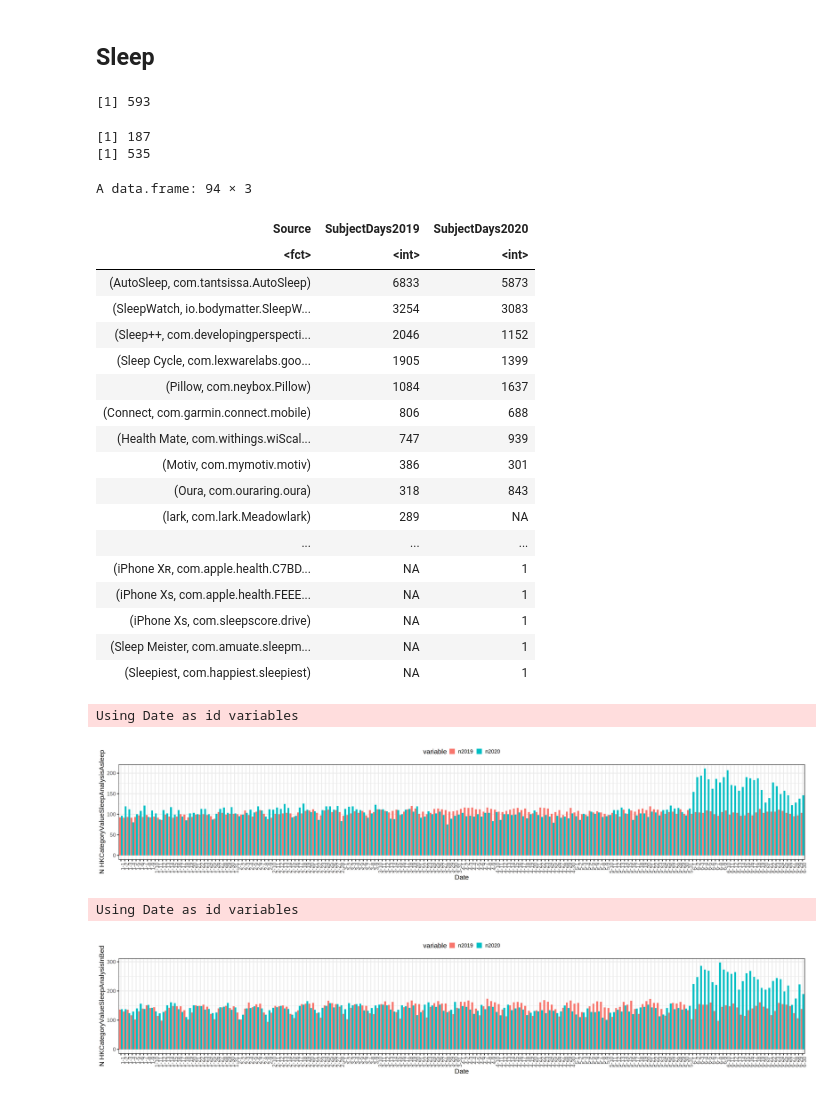
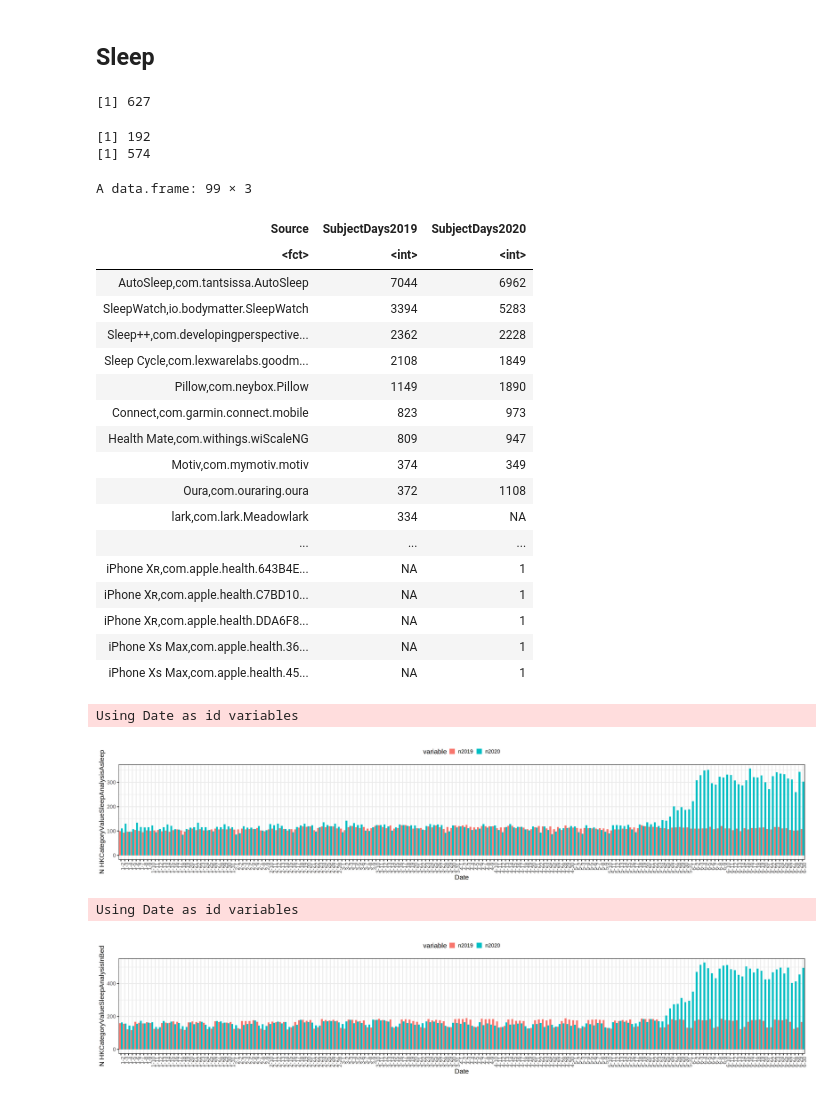
Before and after one commit to AshleyLab/myheartcounts, a Jupyter notebook: anna_code/covid/activity_2019_vs_2020-nonmatched.ipynb, the cells around one changed output. Saved outputs shown, nothing was run; the diff lists cells and outputs as text; code cells hidden in the pictures.

```diff
--- a/anna_code/covid/activity_2019_vs_2020-nonmatched.ipynb
+++ b/anna_code/covid/activity_2019_vs_2020-nonmatched.ipynb
@@ -322,12 +348,12 @@ Using Date as id variables
 # %%
 sleep=read.table("parsed_HealthKitSleep.txt",header=TRUE,sep='\t')
 #remove any non-possible values
-sleep=sleep[sleep$Value<57600,] #14 hours of sleep
+sleep=sleep[sleep$Sum<57600,] #14 hours of sleep
 # %%
 sleep$Date=as.Date(sleep$Date)
 length(unique(sleep$Subject))
 # %% [output]
-[1] 593
+[1] 627
 # %%
 sleep_2019=sleep[(sleep$Date>=as.Date('2019-01-01')) & (sleep$Date<as.Date('2019-07-01')),]
 sleep_2020=sleep[(sleep$Date>=as.Date('2020-01-01')) & (sleep$Date<as.Date('2020-07-01')),]
@@ -335,8 +361,8 @@ sleep_2020=sleep[(sleep$Date>=as.Date('2020-01-01')) & (sleep$Date<as.Date('2020
 print(length(unique(sleep_2019$Subject)))
 print(length(unique(sleep_2020$Subject)))
 # %% [output]
-[1] 187
-[1] 535
+[1] 192
+[1] 574
 # %%
 asleep_2019=sleep_2019[sleep_2019$Metric=="HKCategoryValueSleepAnalysisAsleep",]
 asleep_2020=sleep_2020[sleep_2019$Metric=="HKCategoryValueSleepAnalysisAsleep",]
@@ -359,57 +385,64 @@ sleep_sources_merged=plyr::join(sleep_sources_2019,sleep_sources_2020,by=c("Sour
 # %%
 sleep_sources_merged
 # %% [output]
-A data.frame: 94 × 3
+A data.frame: 99 × 3
 | Source | SubjectDays2019 | SubjectDays2020 |
 | <fct> | <int> | <int> |
-| (AutoSleep, com.tantsissa.AutoSleep) | 6833 | 5873 |
-| (SleepWatch, io.bodymatter.SleepW... | 3254 | 3083 |
-| (Sleep++, com.developingperspecti... | 2046 | 1152 |
-| (Sleep Cycle, com.lexwarelabs.goo... | 1905 | 1399 |
-| (Pillow, com.neybox.Pillow) | 1084 | 1637 |
-| (Connect, com.garmin.connect.mobile) | 806 | 688 |
-| (Health Mate, com.withings.wiScal... | 747 | 939 |
-| (Motiv, com.mymotiv.motiv) | 386 | 301 |
-| (Oura, com.ouraring.oura) | 318 | 843 |
-| (lark, com.lark.Meadowlark) | 289 | NA |
+| AutoSleep,com.tantsissa.AutoSleep | 7044 | 6962 |
+| SleepWatch,io.bodymatter.SleepWatch | 3394 | 5283 |
+| Sleep++,com.developingperspective... | 2362 | 2228 |
+| Sleep Cycle,com.lexwarelabs.goodm... | 2108 | 1849 |
+| Pillow,com.neybox.Pillow | 1149 | 1890 |
+| Connect,com.garmin.connect.mobile | 823 | 973 |
+| Health Mate,com.withings.wiScaleNG | 809 | 947 |
+| Motiv,com.mymotiv.motiv | 374 | 349 |
+| Oura,com.ouraring.oura | 372 | 1108 |
+| lark,com.lark.Meadowlark | 334 | NA |
 | ... | ... | ... |
-| (iPhone Xʀ, com.apple.health.C7BD... | NA | 1 |
-| (iPhone Xs, com.apple.health.FEEE... | NA | 1 |
-| (iPhone Xs, com.sleepscore.drive) | NA | 1 |
-| (Sleep Meister, com.amuate.sleepm... | NA | 1 |
-| (Sleepiest, com.happiest.sleepiest) | NA | 1 |
+| iPhone Xʀ,com.apple.health.643B4E... | NA | 1 |
+| iPhone Xʀ,com.apple.health.C7BD10... | NA | 1 |
+| iPhone Xʀ,com.apple.health.DDA6F8... | NA | 1 |
+| iPhone Xs Max,com.apple.health.36... | NA | 1 |
+| iPhone Xs Max,com.apple.health.45... | NA | 1 |
 # %%
 n_asleep_2019=asleep_2019 %>% group_by(Date) %>% summarize(n=n())
 n_asleep_2020=asleep_2020 %>% group_by(Date) %>% summarize(n=n())
+
+n_asleep_2020=n_asleep_2020[n_asleep_2020$Date!=as.Date('2020-02-29'),] #exclude leap day
 n_asleep_2020$Date=n_asleep_2020$Date-years(1)
+n_asleep_2020$Date=n_asleep_2020$Date+days(1)
 
 asleep_nmerged=merge(n_asleep_2019,n_asleep_2020,by='Date')
 asleep_nmerged$month=month(asleep_nmerged$Date)
 asleep_nmerged$day=day(asleep_nmerged$Date)
 
 asleep_nmerged$Date <- do.call(paste, c(asleep_nmerged[c("month","day")], sep="-"))
 colnames(asleep_nmerged)=c("Date","n2019","n2020","month","day")
 asleep_nmerged$Date=factor(asleep_nmerged$Date,levels=asleep_nmerged$Date)
 asleep_nmerged$month=NULL
 asleep_nmerged$day=NULL
 
 
 asleep_nmelted=melt(asleep_nmerged,by="Date")
 saved <- options(repr.plot.width=30, repr.plot.height=6)
 ggplot(asleep_nmelted,aes(x=Date,y=value,group=variable,fill=variable))+
 geom_bar(stat='identity',position='dodge')+
 xlab("Date")+
 ylab("N HKCategoryValueSleepAnalysisAsleep")+
 theme_bw(20)+
 theme(axis.text.x = element_text(angle = 90, hjust = 1))+
 theme(legend.position="top")
 # %% [output]
 Using Date as id variables
-[figure, old version]
+[figure, new version]
 # %%
 n_inbed_2019=inbed_2019 %>% group_by(Date) %>% summarize(n=n())
 n_inbed_2020=inbed_2020 %>% group_by(Date) %>% summarize(n=n())
+
+n_inbed_2020=n_inbed_2020[n_inbed_2020$Date!=as.Date('2020-02-29'),] #exclude leap day
 n_inbed_2020$Date=n_inbed_2020$Date-years(1)
+n_inbed_2020$Date=n_inbed_2020$Date+days(1)
+
 inbed_nmerged=merge(n_inbed_2019,n_inbed_2020,by='Date')
 inbed_nmerged$month=month(inbed_nmerged$Date)
 inbed_nmerged$day=day(inbed_nmerged$Date)
@@ -432,5 +465,5 @@ theme(axis.text.x = element_text(angle = 90, hjust = 1))+
 theme(legend.position="top")
 # %% [output]
 Using Date as id variables
-[figure, old version]
+[figure, new version]
 # %%
```
Also changed, not shown: parts of 15 cells of this notebook, 3 other files.
